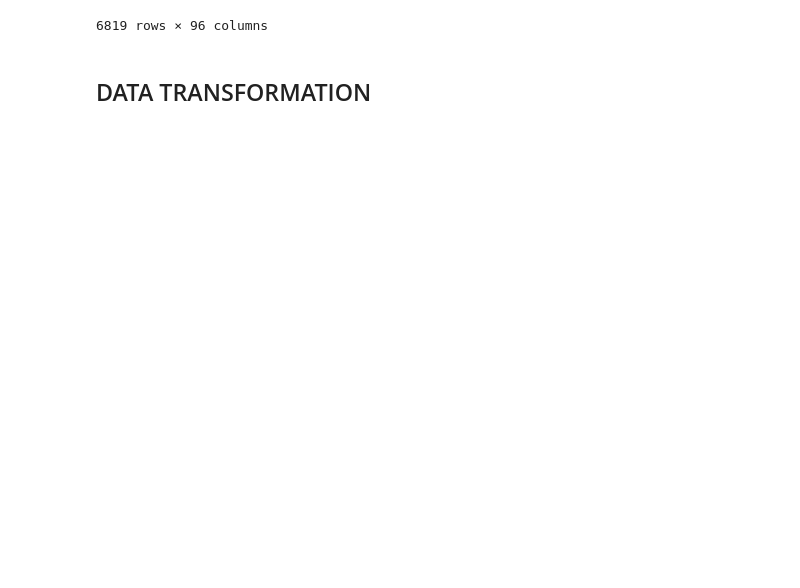
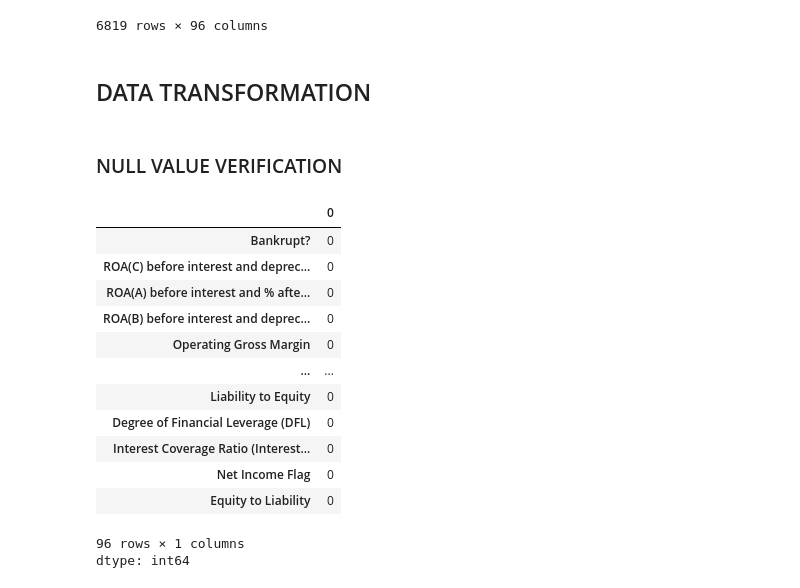
Before and after one commit to vianelk/ai_financial_track, a Jupyter notebook: AI_detect_financial_bankrupt.ipynb, the cells around one changed output. Cells and saved outputs as stored; diff of their text form; code cells hidden in the pictures; blank space fills up the shorter version.

Commit message:
null value verification

```diff
--- a/AI_detect_financial_bankrupt.ipynb
+++ b/AI_detect_financial_bankrupt.ipynb
@@ -47,3 +47,22 @@ df
 6819 rows × 96 columns
 # %% [markdown]
 ## DATA TRANSFORMATION
+# %% [markdown]
+### NULL VALUE VERIFICATION
+# %%
+ df.isnull().sum()
+# %% [output]
+|  | 0 |
+| Bankrupt? | 0 |
+| ROA(C) before interest and deprec... | 0 |
+| ROA(A) before interest and % afte... | 0 |
+| ROA(B) before interest and deprec... | 0 |
+| Operating Gross Margin | 0 |
+| ... | ... |
+| Liability to Equity | 0 |
+| Degree of Financial Leverage (DFL) | 0 |
+| Interest Coverage Ratio (Interest... | 0 |
+| Net Income Flag | 0 |
+| Equity to Liability | 0 |
+96 rows × 1 columns
+dtype: int64
```
